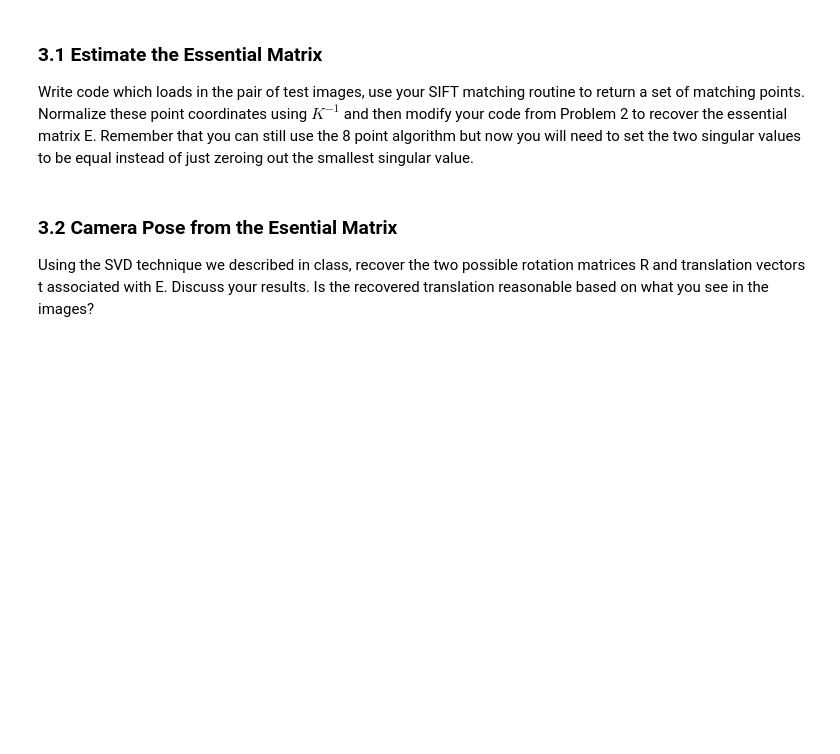
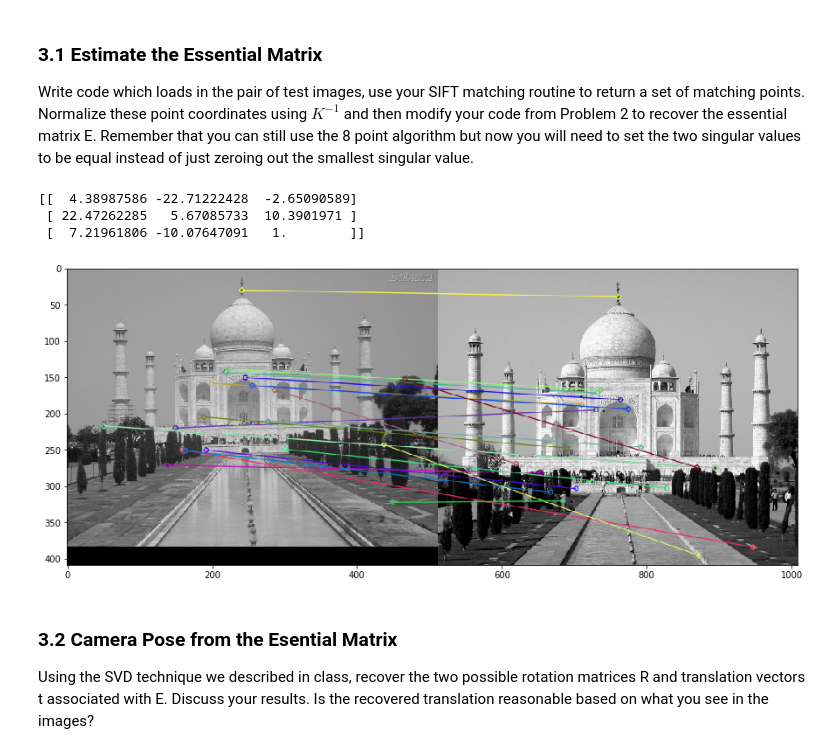
Before and after one commit to SaadManzur/Fundamental-Matrix-Computation, a Jupyter notebook: assignment2.ipynb, the cells around one changed output. Drawn from its saved outputs; the diff is of its cells as text; code cells hidden in the pictures; blank space fills up the shorter version.

```diff
--- a/assignment2.ipynb
+++ b/assignment2.ipynb
@@ -425,0 +498,7 @@ K = np.array(....)
+# %%
+K = np.array([[1.66278079e+03, 0.00000000e+00, 8.38090758e+02],
+ [0.00000000e+00, 1.66268979e+03, 6.06617825e+02],
+ [0.00000000e+00, 0.00000000e+00, 1.00000000e+00]])
+
+print(K.shape)
+print(K)
@@ -427,6 +511,76 @@ K = np.array(....)
 ### 3.1 Estimate the Essential Matrix
 
 Write code which loads in the pair of test images, use your SIFT matching routine to return a set of matching points.  Normalize these point coordinates using $K^{-1}$ and then modify your code from Problem 2 to recover the essential matrix E. Remember that you can still use the 8 point algorithm but now you will need to set the two singular values to be equal instead of just zeroing out the smallest singular value.
+# %%
+def getEssentialMatrix(pts2L,pts2R, K):
+
+    if pts2L.shape[1] != pts2R.shape[1]:
+        return np.zeros((3,3)), 99999
+
+    numberOfPoints = pts2L.shape[1]
+
+    pts2L = np.vstack((pts2L, np.ones((1, numberOfPoints))))
+    pts2R = np.vstack((pts2R, np.ones((1, numberOfPoints))))
+
+    invK = np.linalg.inv(K)
+
+    pts2LN = invK @ pts2L
+    pts2RN = invK @ pts2R
+
+    A = np.zeros((numberOfPoints, 9))
+    for i in range(numberOfPoints):
+        A[i] = [pts2LN[0,i]*pts2RN[0,i], pts2LN[0,i]*pts2RN[1,i], pts2LN[0,i]*pts2RN[2,i],
+                pts2LN[1,i]*pts2RN[0,i], pts2LN[1,i]*pts2RN[1,i], pts2LN[1,i]*pts2RN[2,i],
+                pts2LN[2,i]*pts2RN[0,i], pts2LN[2,i]*pts2RN[1,i], pts2LN[2,i]*pts2RN[2,i]]
+
+    U, S, Vt = np.linalg.svd(A)
+    E = Vt[-1].reshape(3,3)
+
+    U, S, Vt = np.linalg.svd(E)
+    S[-1] = 0
+    S[0] = 1
+    S[1] = 1
+    E = U @ np.diag(S) @ Vt
+    E = E/E[2,2]
+
+    #E = np.dot(transformationR.T, np.dot(E, transformationL))
+    #E = E/E[2,2]
+
+    #fiterror = (pts2L.T @ F @ pts2R)**2
+    #fiterror = np.average(fiterror)
+
+    return E
+
+
+
+img1 = opencv.imread('data/G.jpg')
+img1 = opencv.cvtColor(img1,opencv.COLOR_RGB2BGR)
+gray1= opencv.cvtColor(img1,opencv.COLOR_BGR2GRAY)
+dim = (0.4*np.asarray(gray1.shape)).astype(int)
+gray1 = opencv.resize(gray1,(dim[1],dim[0]))
+
+img2 = opencv.imread('data/H.jpg')
+img2 = opencv.cvtColor(img2,opencv.COLOR_RGB2BGR)
+gray2= opencv.cvtColor(img2,opencv.COLOR_BGR2GRAY)
+dim = (0.4*np.asarray(gray2.shape)).astype(int)
+gray2 = opencv.resize(gray2,(dim[1],dim[0]))
+
+pts1, pts2, kpts1, kpts2, good = getMatches(gray1, gray2)
+
+E = getEssentialMatrix(pts1, pts2, K)
+
+print(E)
+
+img3 = opencv.drawMatchesKnn(gray1,kpts1,gray2,kpts2,good[:56],None)
+
+plt.rcParams['figure.figsize'] = [15,15]
+plt.imshow(img3)
+plt.show()
+# %% [output]
+[[  4.38987586 -22.71222428  -2.65090589]
+ [ 22.47262285   5.67085733  10.3901971 ]
+ [  7.21961806 -10.07647091   1.        ]]
+[figure, added]
 # %% [markdown]
 ### 3.2 Camera Pose from the Esential Matrix
 
```
Also changed, not shown: parts of 12 cells of this notebook, 11 other files.
